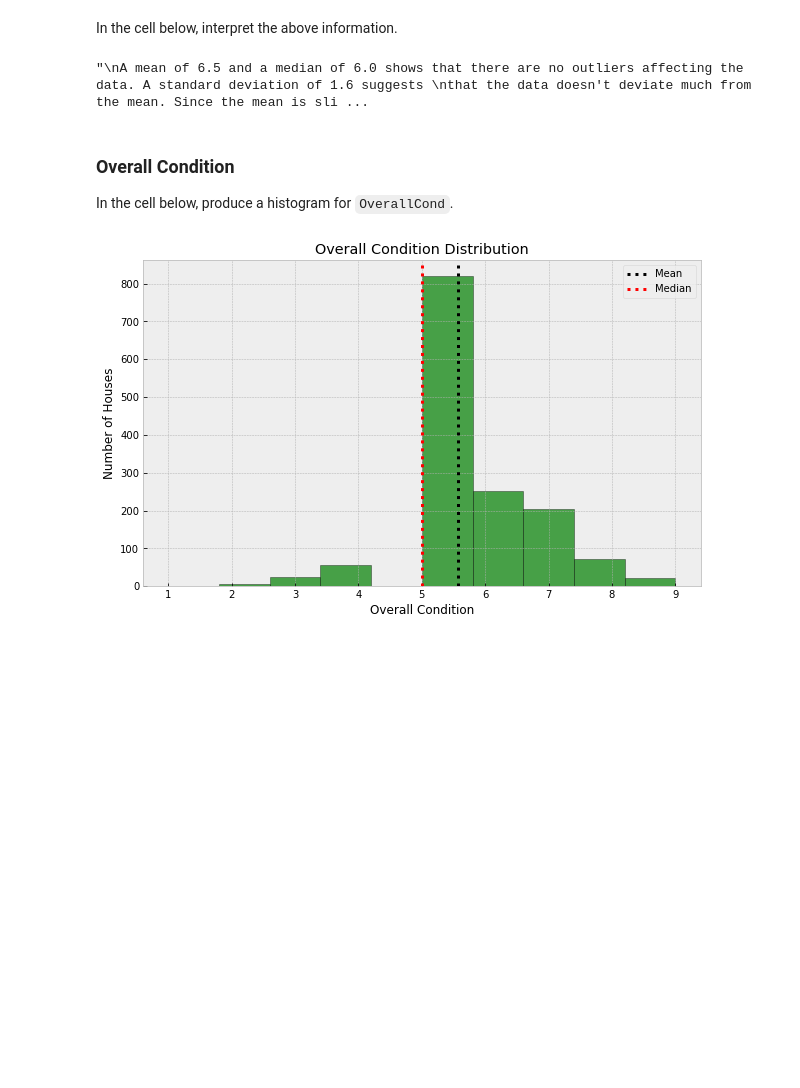
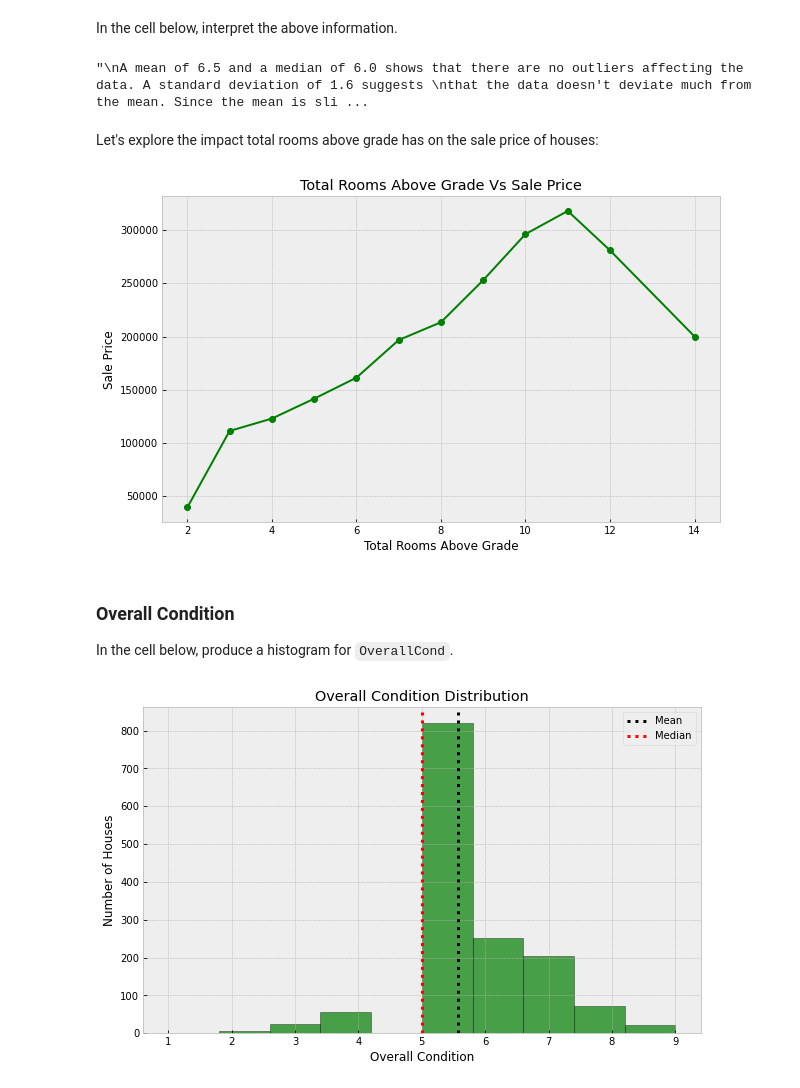
Before and after one commit to Brian-Kanyenje/dsc-pandas-eda-lab, a Jupyter notebook: index.ipynb, the cells around one changed output. Saved outputs shown, nothing was run; the diff lists cells and outputs as text; code cells hidden in the pictures; blank space fills up the shorter version.

```diff
--- a/index.ipynb
+++ b/index.ipynb
@@ -282,3 +365,19 @@ positively skewed but is close to symmetry.
 """
 # %% [output]
 "\nA mean of 6.5 and a median of 6.0 shows that there are no outliers affecting the data. A standard deviation of 1.6 suggests \nthat the data doesn't deviate much from the mean. Since the mean is sli ...
+# %% [markdown]
+Let's explore the impact total rooms above grade has on the sale price of houses:
+# %%
+# Group the data by total rooms avove grade and calculate the mean sale price for each.
+rooms_vs_price = df.groupby('TotRmsAbvGrd')['SalePrice'].mean()
+
+# Create the line plot
+plt.figure(figsize=(10,6))
+rooms_vs_price.plot(marker='o', color='green')
+
+# Plot the labels
+plt.xlabel('Total Rooms Above Grade')
+plt.ylabel('Sale Price')
+plt.title('Total Rooms Above Grade Vs Sale Price');
+# %% [output]
+[figure, added]
```
Also changed, not shown: parts of 29 cells of this notebook.
